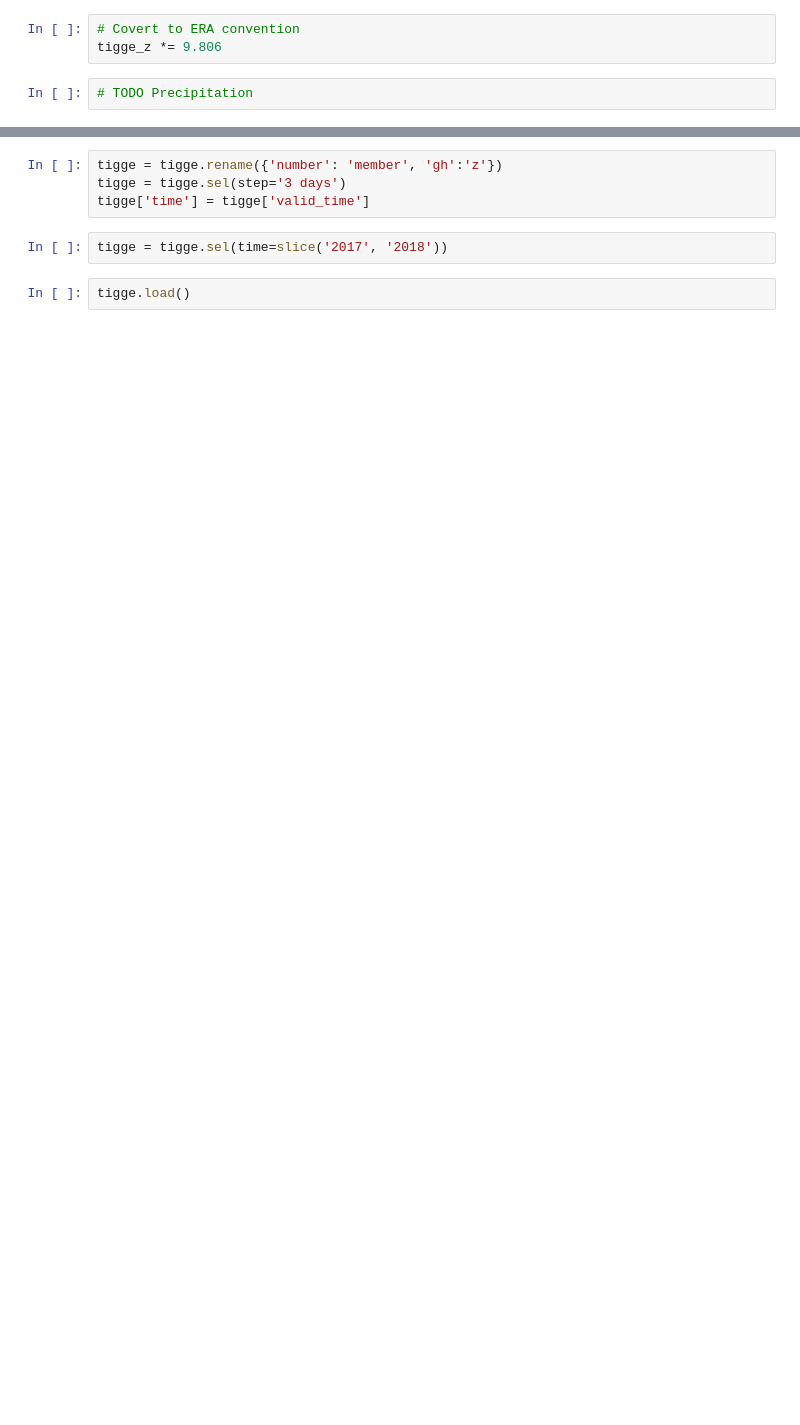
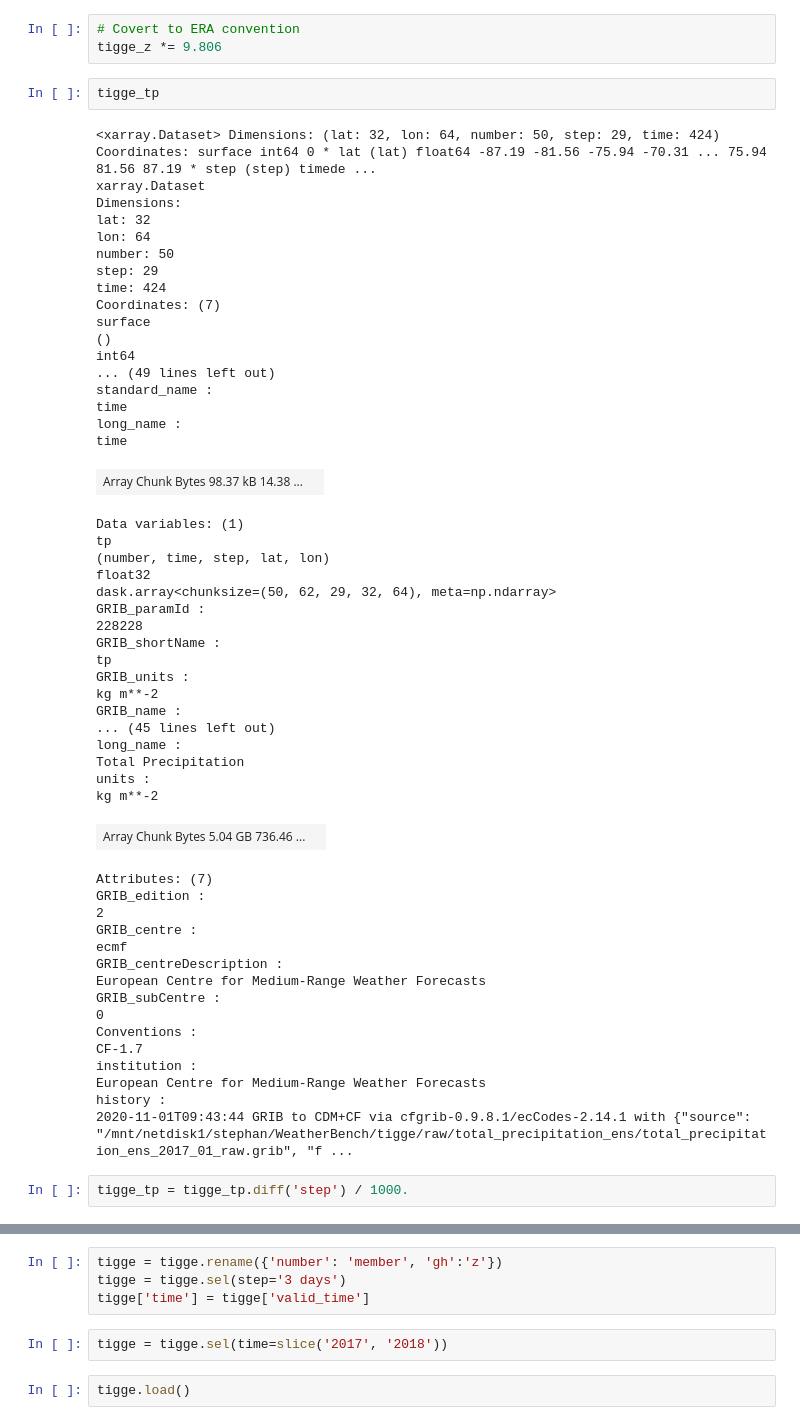
Before and after one commit to sagar-garg/WeatherBench, a Jupyter notebook: nbs_probabilistic/all-scores-comparison.ipynb, the cells around one changed output, grey strips where cells are left out. Cells and saved outputs as stored; diff of their text form; blank space fills up the shorter version.

```diff
--- a/nbs_probabilistic/all-scores-comparison.ipynb
+++ b/nbs_probabilistic/all-scores-comparison.ipynb
@@ -142,6 +139,60 @@ tigge_t2m = xr.open_mfdataset(f'{tigge_dir}2m_temperature_ens/*nc')
 # %%
 # Covert to ERA convention
 tigge_z *= 9.806
-# %%
-# TODO Precipitation
+# %%
+tigge_tp
+# %% [output]
+<xarray.Dataset> Dimensions: (lat: 32, lon: 64, number: 50, step: 29, time: 424) Coordinates: surface int64 0 * lat (lat) float64 -87.19 -81.56 -75.94 -70.31 ... 75.94 81.56 87.19 * step (step) timede ...
+xarray.Dataset
+Dimensions:
+lat: 32
+lon: 64
+number: 50
+step: 29
+time: 424
+Coordinates: (7)
+surface
+()
+int64
+... (49 lines left out)
+standard_name :
+time
+long_name :
+time
+| Array Chunk Bytes 98.37 kB 14.38 ... |  |
+Data variables: (1)
+tp
+(number, time, step, lat, lon)
+float32
+dask.array<chunksize=(50, 62, 29, 32, 64), meta=np.ndarray>
+GRIB_paramId :
+228228
+GRIB_shortName :
+tp
+GRIB_units :
+kg m**-2
+GRIB_name :
+... (45 lines left out)
+long_name :
+Total Precipitation
+units :
+kg m**-2
+| Array Chunk Bytes 5.04 GB 736.46 ... |  |
+Attributes: (7)
+GRIB_edition :
+2
+GRIB_centre :
+ecmf
+GRIB_centreDescription :
+European Centre for Medium-Range Weather Forecasts
+GRIB_subCentre :
+0
+Conventions :
+CF-1.7
+institution :
+European Centre for Medium-Range Weather Forecasts
+history :
+2020-11-01T09:43:44 GRIB to CDM+CF via cfgrib-0.9.8.1/ecCodes-2.14.1 with {"source": "/mnt/netdisk1/stephan/WeatherBench/tigge/raw/total_precipitation_ens/total_precipitation_ens_2017_01_raw.grib", "f ...
+# %%
+tigge_tp = tigge_tp.diff('step') / 1000.
 # %%
```
Also changed, not shown: parts of 23 cells of this notebook, 1 other file.
